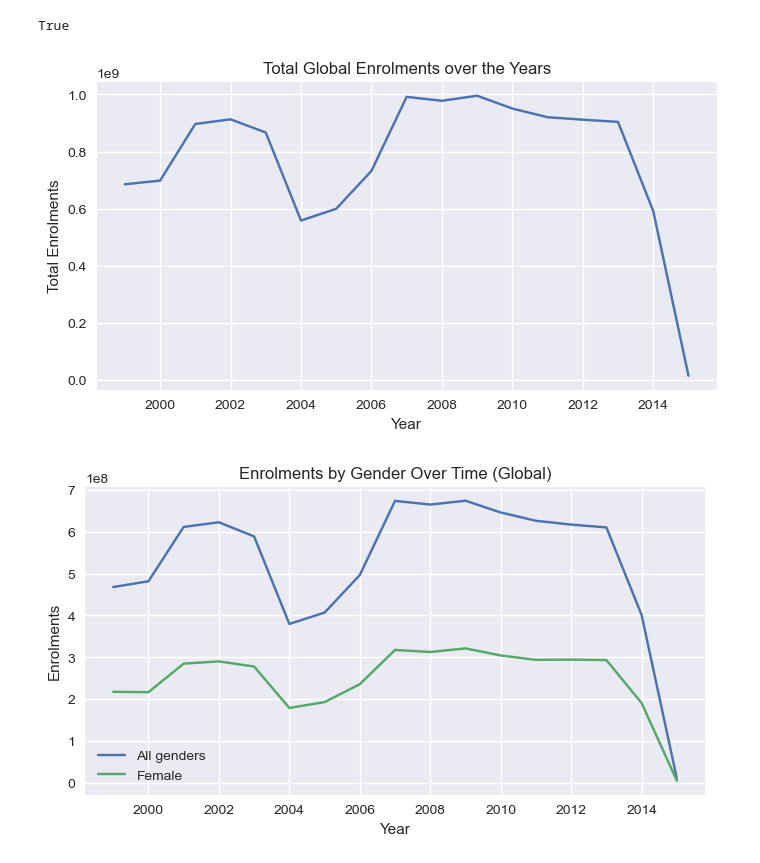
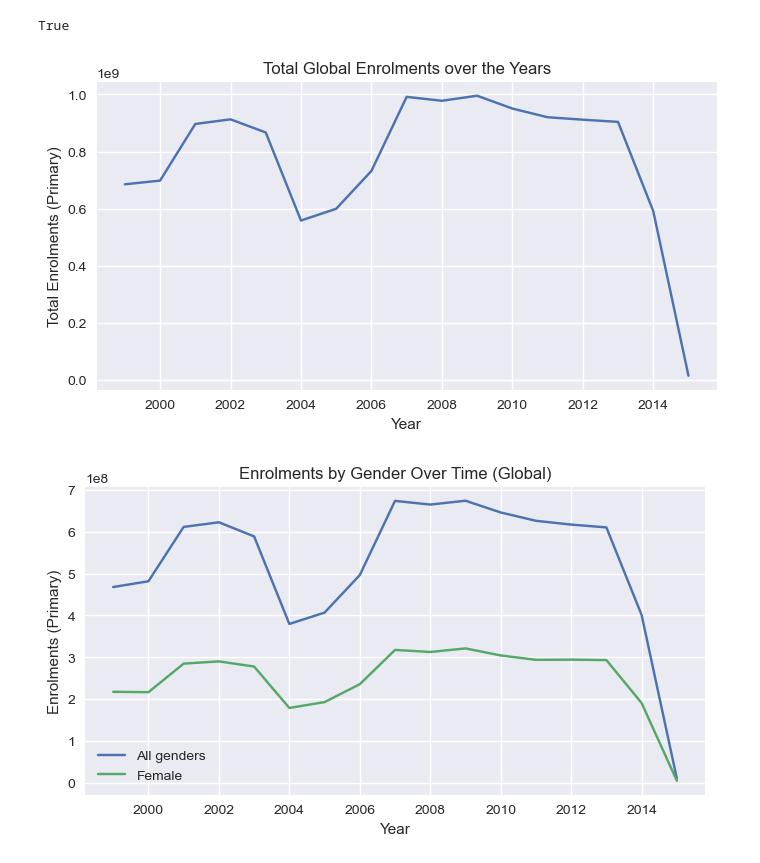
Before and after one commit to umarmohdcr7-spec/life-expectancy-education, a Jupyter notebook: notebooks/primary.ipynb, the cells around one changed output. Cells and saved outputs as stored; diff of their text form; code cells hidden in the pictures.

Commit message:
New Graphs added

```diff
--- a/notebooks/primary.ipynb
+++ b/notebooks/primary.ipynb
@@ -160,14 +160,14 @@ True
 # %%
 enrolments_years = datafile.groupby("Year")["Enrolments"].sum().reset_index()
 
 plt.figure(figsize=(8,4))
 sns.lineplot(data=enrolments_years, x = "Year", y = "Enrolments")
 plt.title("Total Global Enrolments over the Years")
 plt.xlabel("Year")
-plt.ylabel("Total Enrolments")
+plt.ylabel("Total Enrolments (Primary)")
 plt.show()
 # %% [output]
-[figure, old version]
+[figure, new version]
 # %%
 gender_trend = datafile.groupby(["Year", "Gender"])["Enrolments"].sum().reset_index()
 
@@ -175,8 +175,8 @@ plt.figure(figsize=(8,4))
 sns.lineplot(data=gender_trend, x="Year", y="Enrolments", hue="Gender")
 plt.title("Enrolments by Gender Over Time (Global)")
 plt.xlabel("Year")
-plt.ylabel("Enrolments")
+plt.ylabel("Enrolments (Primary)")
 plt.legend()
 plt.show()
 # %% [output]
-[figure, old version]
+[figure, new version]
```
Also changed, not shown: parts of 8 cells of this notebook.
